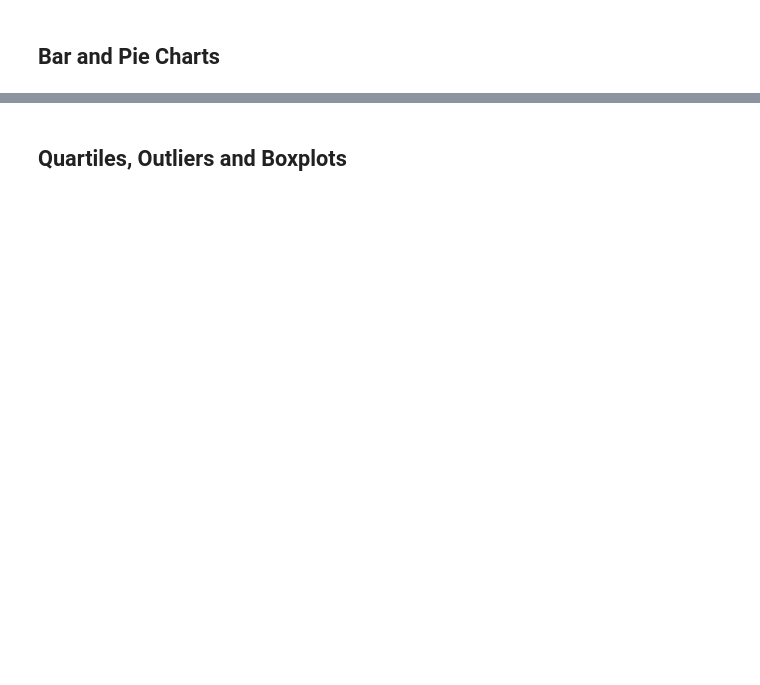
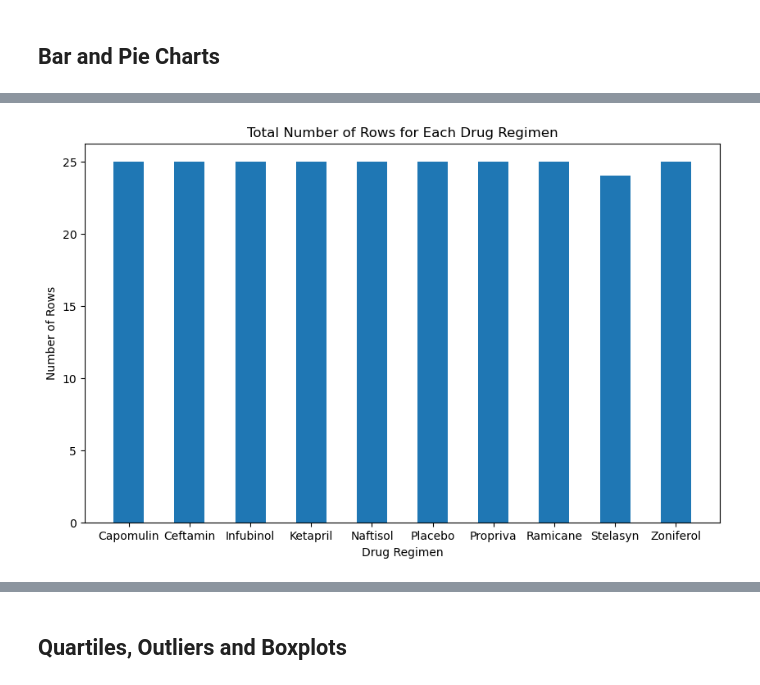
Before and after one commit to Yenorii/module-5-challenge, a Jupyter notebook: Pymaceuticals/pymaceuticals_starter.ipynb, the cells around one changed output, grey strips where cells are left out. Saved outputs shown, nothing was run; the diff lists cells and outputs as text; code cells hidden in the pictures; blank space fills up the shorter version.

```diff
--- a/Pymaceuticals/pymaceuticals_starter.ipynb
+++ b/Pymaceuticals/pymaceuticals_starter.ipynb
@@ -72,4 +119,16 @@ duplicated_timepoints = all_Timepoints.duplicated()
 # %%
 # Generate a bar plot showing the total number of rows (Mouse ID/Timepoints) for each drug regimen using pyplot.
+plt.figure(figsize=(10, 6))
+plt.bar(regimen_counts.index, regimen_counts.values, width=0.5)
+
+# Add labels and a title to the plot
+plt.xlabel('Drug Regimen')
+plt.ylabel('Number of Rows')
+plt.title('Total Number of Rows for Each Drug Regimen')
+
+# Display the plot
+plt.show()
+# %% [output]
+[figure, added]
 # %%
 # Generate a pie plot showing the distribution of female versus male mice using Pandas
```
Also changed, not shown: parts of 10 cells of this notebook.
